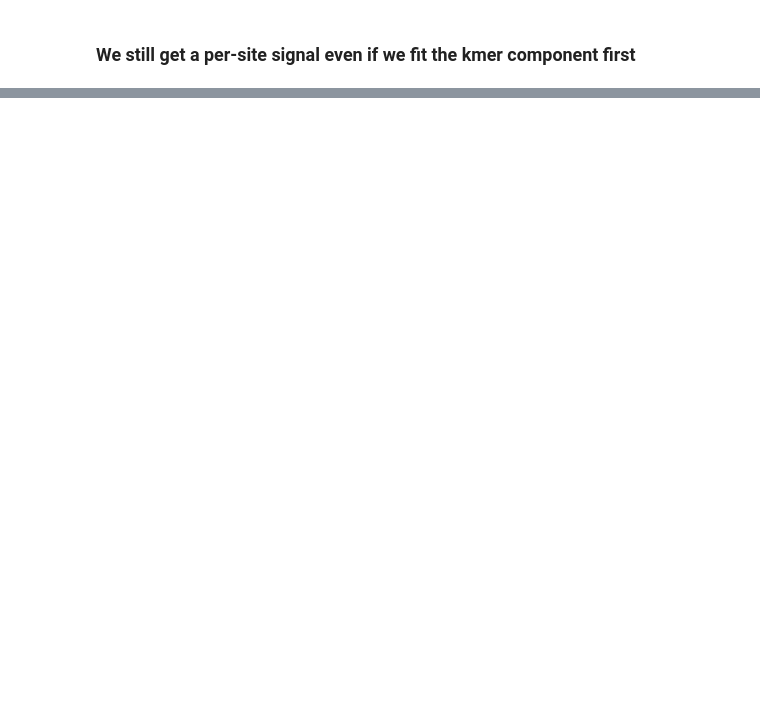
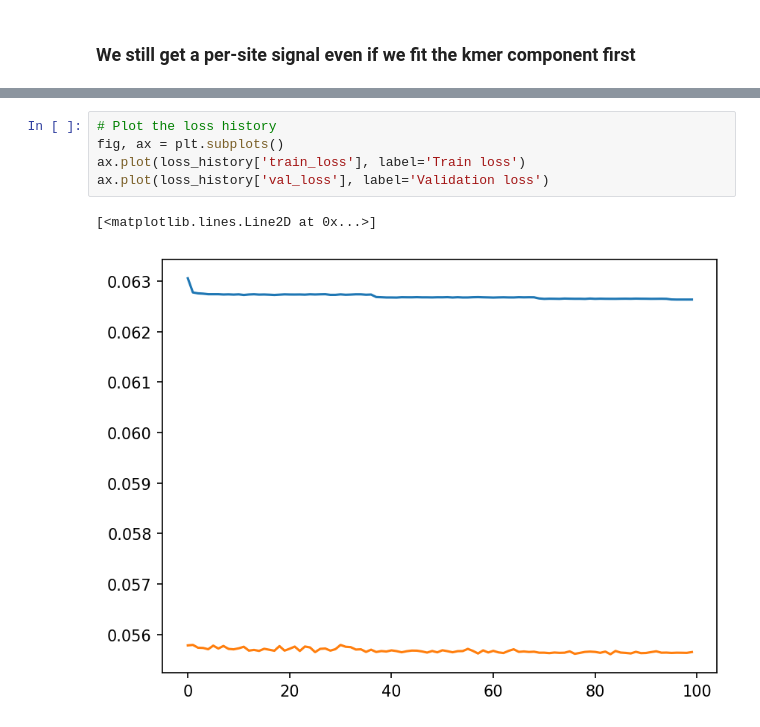
Before and after one commit to matsengrp/thrifty-experiments-1, a Jupyter notebook: human/reshmoof.ipynb, the cells around one changed output, grey strips where cells are left out. Drawn from its saved outputs; the diff is of its cells as text; blank space fills up the shorter version.

```diff
--- a/human/reshmoof.ipynb
+++ b/human/reshmoof.ipynb
@@ -216,3 +239,11 @@ loss_history.tail()
+# %%
+# Plot the loss history
+fig, ax = plt.subplots()
+ax.plot(loss_history['train_loss'], label='Train loss')
+ax.plot(loss_history['val_loss'], label='Validation loss')
+# %% [output]
+[<matplotlib.lines.Line2D at 0x...>]
+[figure, added]
 # %%
 reshmoof_mutabilities = torch.exp(model.kmer_embedding.weight).squeeze().detach().numpy()
 reshmoof_motifs = pd.DataFrame({'Mutability': reshmoof_mutabilities, 'Motif': train_dataset.encoder.kmer_to_index.keys()})
```
Also changed, not shown: parts of 16 cells of this notebook, 2 other files.
